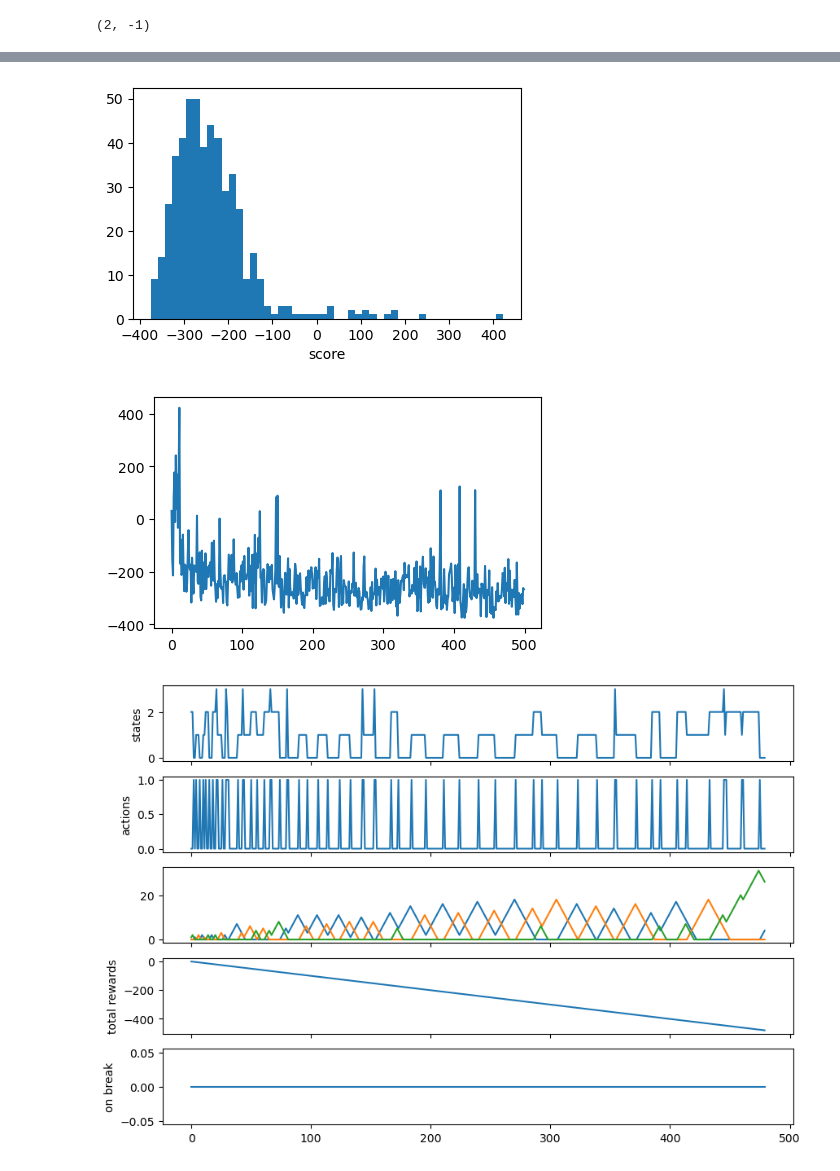
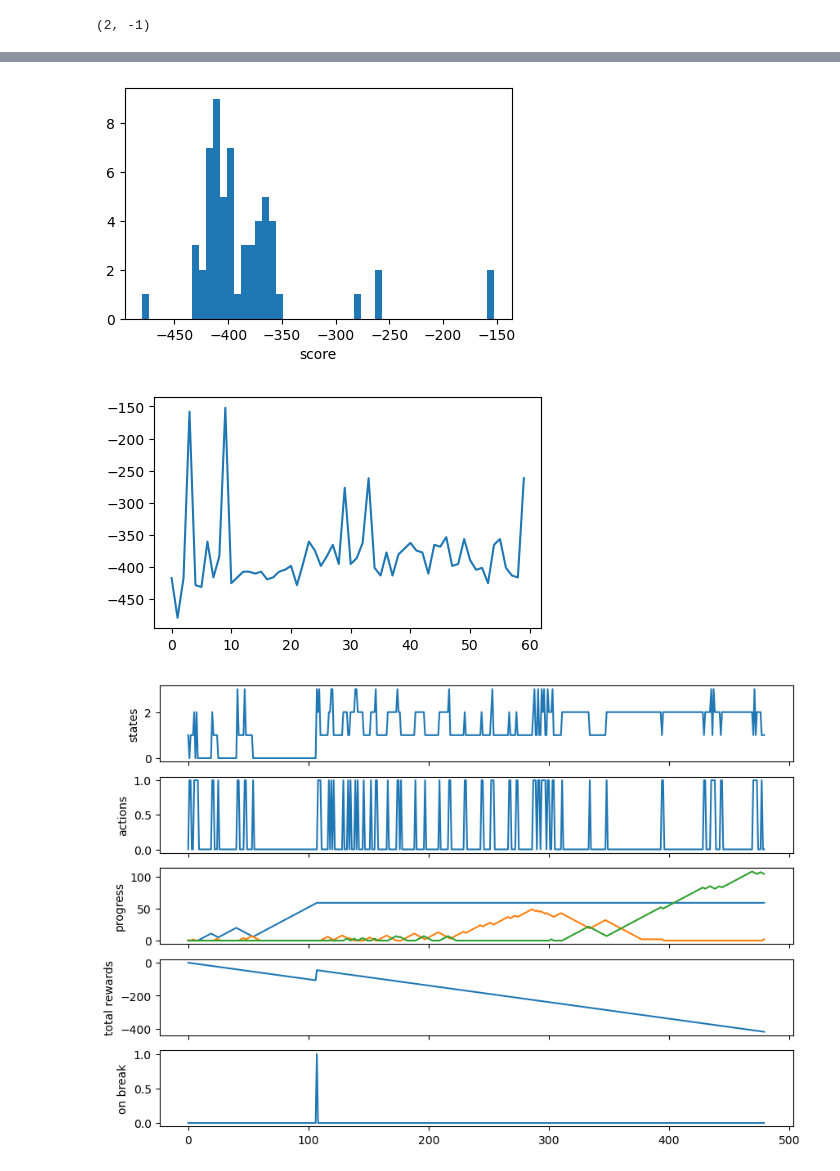
Before and after one commit to seemabaddam/cs6795-project, a Jupyter notebook: MDP test.ipynb, the cells around one changed output, grey strips where cells are left out. Saved outputs shown, nothing was run; the diff lists cells and outputs as text; code cells hidden in the pictures.

Commit message:
Update MDP test.ipynb
instructions for Sebastian

```diff
--- a/MDP test.ipynb
+++ b/MDP test.ipynb
@@ -329,8 +329,8 @@ class Agent:
                  a = 0,
                  epsilon = 0.05):
 
-        self.Qn = npr.random((4, 2))*0.1
-        self.Qp = npr.random((4, 2))*0.1
+        self.Qn = npr.random((4, 2))*0.2
+        self.Qp = npr.random((4, 2))*0.2
         self.Q = npr.random((4, 2))
 
         self.weight_1 = weight_1
@@ -363,9 +363,9 @@ class Agent:
     def choose_action(self, s_idx):
         p = np.random.random()
         if p < self.epsilon:
-          return np.random.choice([0,1])
+          return np.random.choice([0,1]) #explore
         else:
-          return np.argmax(self.Q[s_idx])
+          return np.argmax(self.Q[s_idx]) #exploit
 
     def update(self, s0_idx, s1_idx, r):
 
@@ -479,16 +535,16 @@ plt.show()
 
 # distribution of scores (baseline set up)
 plt.figure(figsize=(5,3))
-plt.hist(ep.score, bins=50)
+plt.hist(episode.score, bins=50)
 plt.xlabel('score')
 plt.show()
 
 plt.figure(figsize=(5,3))
-plt.plot(ep.score)
+plt.plot(episode.score)
 plt.show()
 # %% [output]
-[figure, old version]
+[figure, new version]
-[figure, old version]
+[figure, new version]
 # %%
 # print(test.prog)
 # print(test.actions)
@@ -545,21 +601,23 @@ plt.show()
 # %%
 
 f, axs = plt.subplots(5,1, figsize=(10,7), sharex=True)
 
+# index the episode you want to visualize
 ep = 0
 
-axs[0].plot(test.states[ep])
+axs[0].plot(episode.states[ep])
 axs[0].set_ylabel('states')
-axs[1].plot(test.actions[ep])
+axs[1].plot(episode.actions[ep])
 axs[1].set_ylabel('actions')
-axs[2].plot(np.array(test.prog[ep])[:,:-1])
-axs[3].plot(np.cumsum(test.rewards[ep]))
+axs[2].plot(np.array(episode.prog[ep])[:,:-1])
+axs[2].set_ylabel('progress')
+axs[3].plot(np.cumsum(episode.rewards[ep]))
 axs[3].set_ylabel('total rewards')
-axs[4].plot(test.on_break[ep])
+axs[4].plot(episode.on_break[ep])
 axs[4].set_ylabel('on break')
 
 # axs[3].set_yscale('log')
 
 plt.show()
 # %% [output]
-[figure, old version]
+[figure, new version]
```
Also changed, not shown: parts of 6 cells of this notebook.
